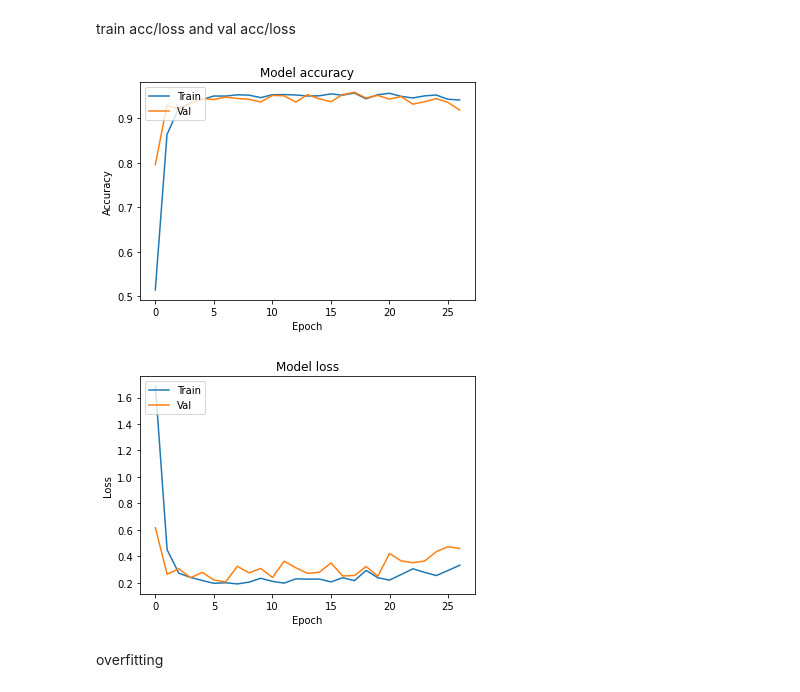
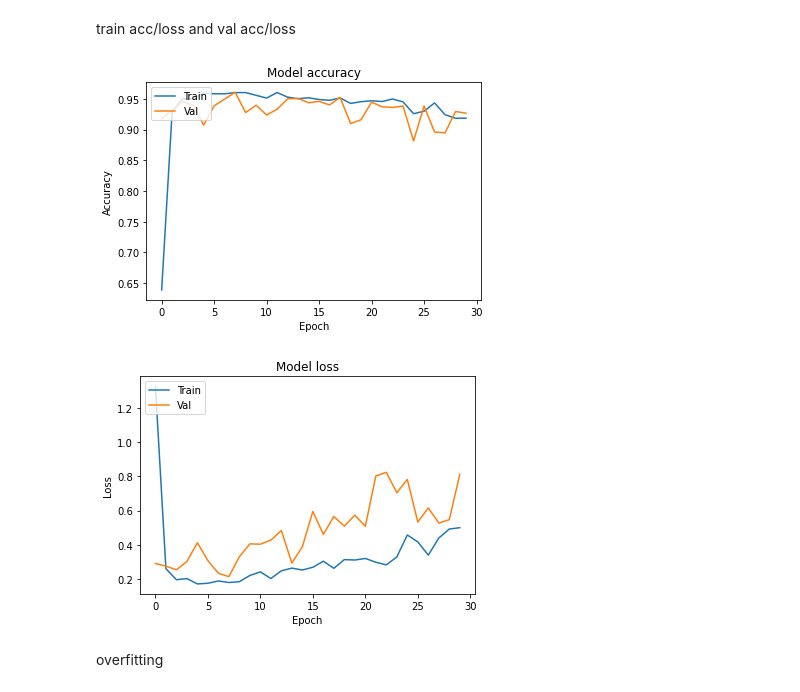
Before and after one commit to luoyuhan011/309CourseWork2, a Jupyter notebook: 309CourseWork2.ipynb, the cells around one changed output. Drawn from its saved outputs; the diff is of its cells as text; code cells hidden in the pictures.

```diff
--- a/309CourseWork2.ipynb
+++ b/309CourseWork2.ipynb
@@ -104,27 +112,18 @@ start with a simple model
 # %%
-early_stopping_cb = keras.callbacks.EarlyStopping(patience=20, restore_best_weights=True)
+early_stopping_cb = keras.callbacks.EarlyStopping(patience=10, restore_best_weights=True)
 model = keras.models.Sequential([
-    keras.layers.Conv2D(32, 5, activation="relu", padding="same",
-                        input_shape=[30, 30, 3]),
-    keras.layers.Conv2D(32, 3, activation="relu", padding="same", input_shape=[30, 30, 3]),
+    keras.layers.Conv2D(32, 5, activation="relu", padding='same', input_shape=[30, 30, 3]),
     keras.layers.MaxPooling2D(2),
-    keras.layers.Dropout(rate=0.25),
-    keras.layers.Conv2D(64, 3, activation="relu", padding="same"),
-    keras.layers.Conv2D(64, 3, activation="relu", padding="same"),
+    keras.layers.Conv2D(64, 3, activation="relu", padding='same'),
+    keras.layers.Conv2D(64, 3, activation="relu", padding='same'),
     keras.layers.MaxPooling2D(2),
-    keras.layers.Conv2D(256, 3, activation="relu", padding="same"),
-    keras.layers.Conv2D(256, 3, activation="relu", padding="same"),
-    keras.layers.MaxPooling2D(2),
-    keras.layers.Dropout(rate=0.25),
     keras.layers.Flatten(),
+    keras.layers.Dense(256, activation="relu"),
+    keras.layers.Dropout(0.5),
     keras.layers.Dense(256, activation="relu"),
     keras.layers.Dropout(0.5),
     keras.layers.Dense(43, activation="softmax")
 ])
 
-model.compile(loss = "sparse_categorical_crossentropy", optimizer="Adam", metrics = ["accuracy"])
-
-with tf.device('/GPU:0'):
-    epochs = 25
-    history1 = model.fit(X_train, Y_train, batch_size=32, epochs=epochs, validation_data=(X_test, Y_test))
+model.summary()
 # %% [output]
@@ -147,0 +147,5 @@ Epoch 25/25
+# %%
+model.compile(loss = "sparse_categorical_crossentropy", optimizer="Adam", metrics = ["accuracy"])
+
+with tf.device('/GPU:0'):
+    history1 = model.fit(X_train, Y_train, epochs=50, validation_data=(X_test, Y_test), callbacks=early_stopping_cb)
@@ -149,24 +171,24 @@ Epoch 25/25
 train acc/loss and val acc/loss
 # %%
 # Plot training & validation accuracy values
-plt.plot(history.history['accuracy'])
-plt.plot(history.history['val_accuracy'])
+plt.plot(history1.history['accuracy'])
+plt.plot(history1.history['val_accuracy'])
 plt.title('Model accuracy')
 plt.ylabel('Accuracy')
 plt.xlabel('Epoch')
 plt.legend(['Train', 'Val'], loc='upper left')
 plt.show()
 
 # Plot training & validation loss values
-plt.plot(history.history['loss'])
-plt.plot(history.history['val_loss'])
+plt.plot(history1.history['loss'])
+plt.plot(history1.history['val_loss'])
 plt.title('Model loss')
 plt.ylabel('Loss')
 plt.xlabel('Epoch')
 plt.legend(['Train', 'Val'], loc='upper left')
 plt.show()
 # %% [output]
-[figure, old version]
+[figure, new version]
-[figure, old version]
+[figure, new version]
 # %% [markdown]
 overfitting
```
Also changed, not shown: parts of 4 cells of this notebook.
